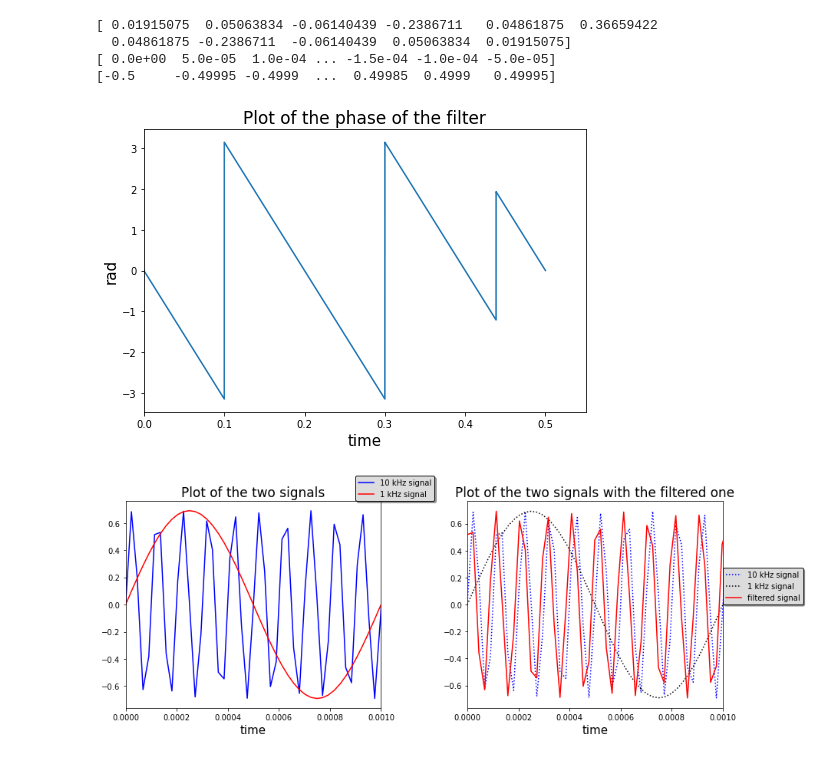
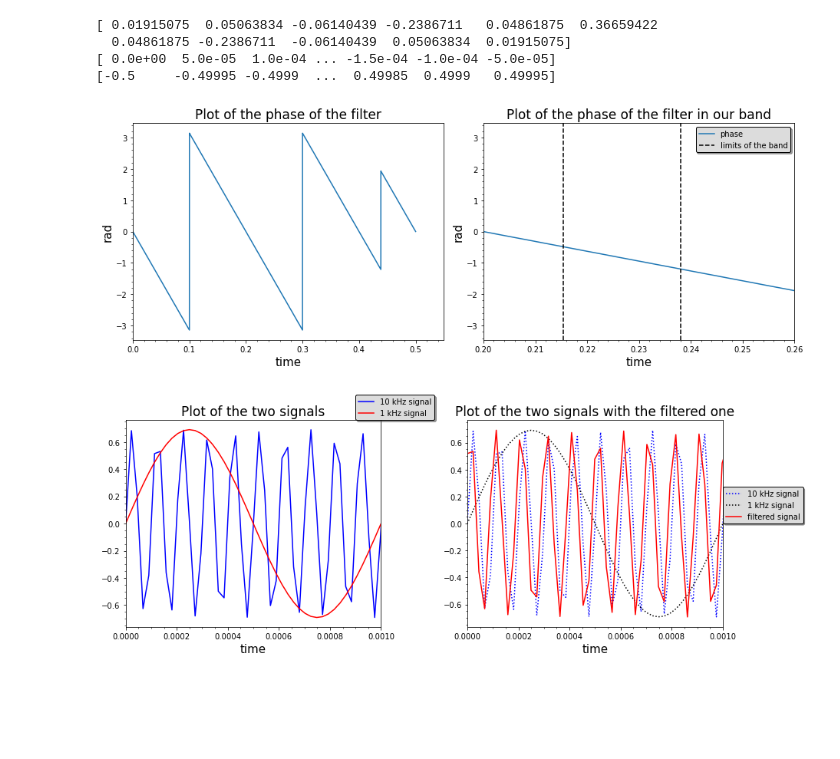
Before and after one commit to GiacomoFrn/MAPD_modA, a Jupyter notebook: python_part.ipynb, the cells around one changed output. Drawn from its saved outputs; the diff is of its cells as text; code cells hidden in the pictures; blank space fills up the shorter version.

Commit message:
graphs improved and one graph added

```diff
--- a/python_part.ipynb
+++ b/python_part.ipynb
@@ -2,7 +2,7 @@
 
 
 
-
+from scipy import fft
 from scipy import signal
 from scipy import fftpack
 from scipy.io import wavfile
@@ -19,45 +19,56 @@ import math
 #FILTER DESIGN
 numtaps = 11
 f = [9500,10500]
-coeff = signal.firwin(numtaps, f, pass_zero ='bandpass',fs=44100)
+fs = 44100
+coeff = signal.firwin(numtaps, f, pass_zero ='bandpass',fs=fs)
 print(coeff)
 
 #FILTER FREQUENCY RESPONSE
 fft_coeff = fftpack.fft(coeff,20000)
 pow = np.abs(fft_coeff)      #amplitude response
 phase = np.angle(fft_coeff)  #computing the phase
 freqs = fftpack.fftfreq(20000)
 print(freqs)
 idx = np.argsort(freqs)
 print(freqs[idx])
-fig, ax = plt.subplots(nrows=1, ncols=1, figsize=(7,5))
-ax.plot(freqs[idx], phase[idx])
-ax.set_xlim(left=0)
-ax.set_xlabel('time', fontsize=15)
-ax.set_ylabel('rad', fontsize=15)
-ax.set_title('Plot of the phase of the filter', fontsize=17)
+fig, ax = plt.subplots(nrows=1, ncols=2, figsize=(13,5))
+ax[0].plot(freqs[idx], phase[idx], label = 'phase')
+ax[0].set_xlim(left=0)
+ax[0].set_xlabel('time', fontsize=15)
+ax[0].set_ylabel('rad', fontsize=15)
+ax[0].set_title('Plot of the phase of the filter', fontsize=17)
+ax[0].minorticks_on()
+ax[1].plot(freqs[idx], phase[idx], label='phase')
+ax[1].set_xlim(left=0.20, right=0.26)
+ax[1].set_xlabel('time', fontsize=15)
+ax[1].set_ylabel('rad', fontsize=15)
+ax[1].set_title('Plot of the phase of the filter in our band', fontsize=17)
+ax[1].axvline(x=(f[0]/fs), linestyle='--', color ='black', label='limits of the band' ) # Limits of our band
+ax[1].axvline(x=(f[1]/fs), linestyle='--', color ='black' )
+ax[1].legend(shadow=True, framealpha=1, facecolor='gainsboro', edgecolor='black', prop={'size':10}, loc='upper right')
+ax[1].minorticks_on()
 fig.tight_layout()
 
 freq_sample_1, sig_audio_1 = wavfile.read("10kHz_44100Hz_16bit_05sec.wav")
 freq_sample_2, sig_audio_2 = wavfile.read("1kHz_44100Hz_16bit_05sec.wav")
 
 #print(freq_sample_1)
 #type(sig_audio_1)
 
 #print(freq_sample_2)
 #type(sig_audio_2)
 #playsound("WAV-MP3.wav")
 
 # Output the parameters: Signal Data Type, Sampling Frequency and Duration
 #print('\nShape of Signal:', sig_audio.shape)
 #print('Signal Datatype:', sig_audio.dtype)
 #print('Signal duration:', round(sig_audio.shape[0] / float(freq_sample), 2), 'seconds')
 # %% [output]
 [ 0.01915075  0.05063834 -0.06140439 -0.2386711   0.04861875  0.36659422
   0.04861875 -0.2386711  -0.06140439  0.05063834  0.01915075]
 [ 0.0e+00  5.0e-05  1.0e-04 ... -1.5e-04 -1.0e-04 -5.0e-05]
 [-0.5     -0.49995 -0.4999  ...  0.49985  0.4999   0.49995]
-[figure, old version]
+[figure, new version]
 # %%
 # Normalize the Signal Value and Plot it on a graph
 pow_audio_signal_1 = sig_audio_1 / np.power(2, 15) #normalizzazione
```
Also changed, not shown: parts of 3 cells of this notebook.
